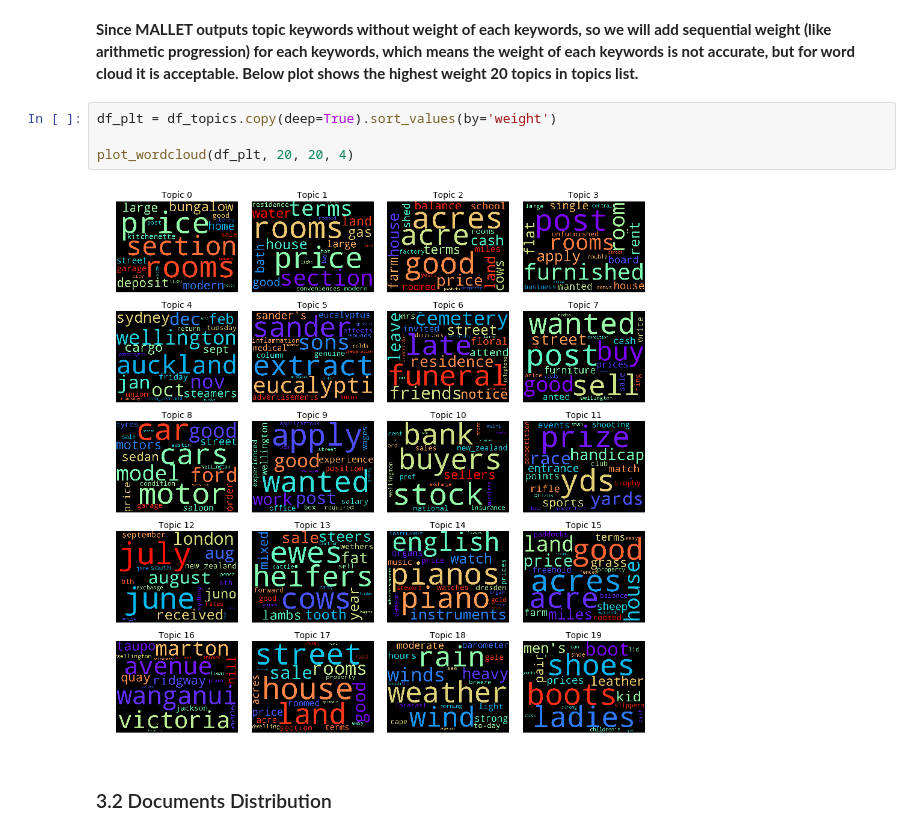
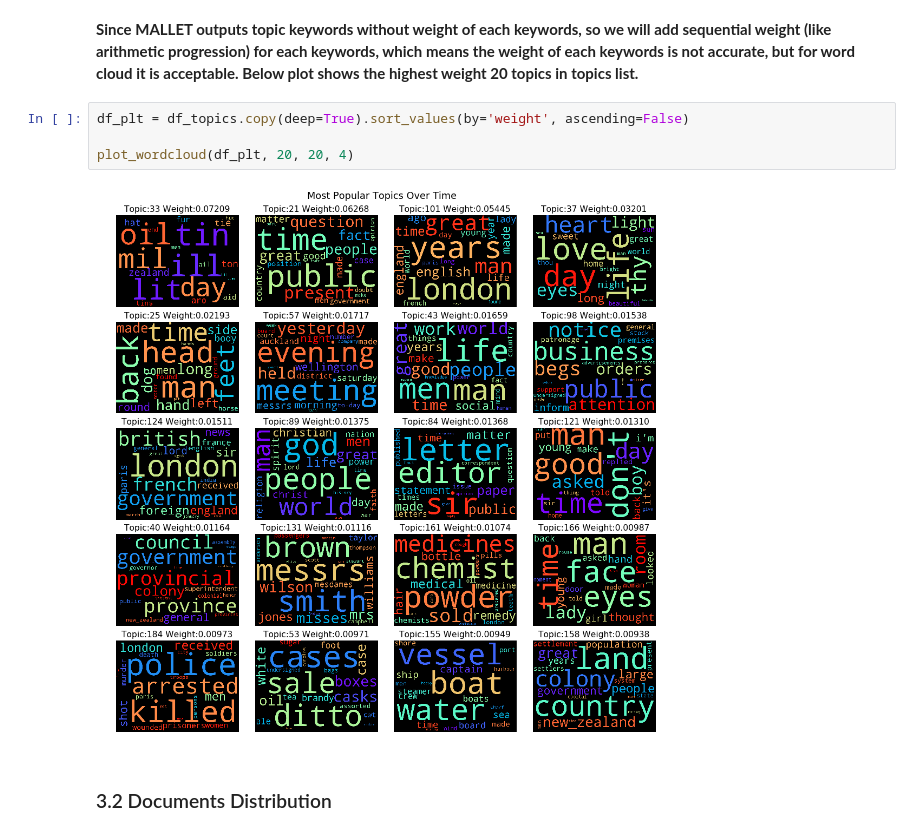
Before and after one commit to xandercai/papers-past-topic-modeling, a Jupyter notebook: 6-analyzing/3-analysis-wwi.ipynb, the cells around one changed output. Drawn from its saved outputs; the diff is of its cells as text.

```diff
--- a/6-analyzing/3-analysis-wwi.ipynb
+++ b/6-analyzing/3-analysis-wwi.ipynb
@@ -189,11 +189,11 @@ Print 1500 characters of document id: 16494212
 # %% [markdown]
 **Since MALLET outputs topic keywords without weight of each keywords, so we will add sequential weight (like arithmetic progression) for each keywords, which means the weight of each keywords is not accurate, but for word cloud it is acceptable. Below plot shows the highest weight 20 topics in topics list.**
 # %%
-df_plt = df_topics.copy(deep=True).sort_values(by='weight')
+df_plt = df_topics.copy(deep=True).sort_values(by='weight', ascending=False)
 
 plot_wordcloud(df_plt, 20, 20, 4)
 # %% [output]
-[figure, old version]
+[figure, new version]
 # %% [markdown]
 ### 3.2 Documents Distribution
 # %% [markdown]
```
Also changed, not shown: parts of 25 cells of this notebook, 1 other file.
